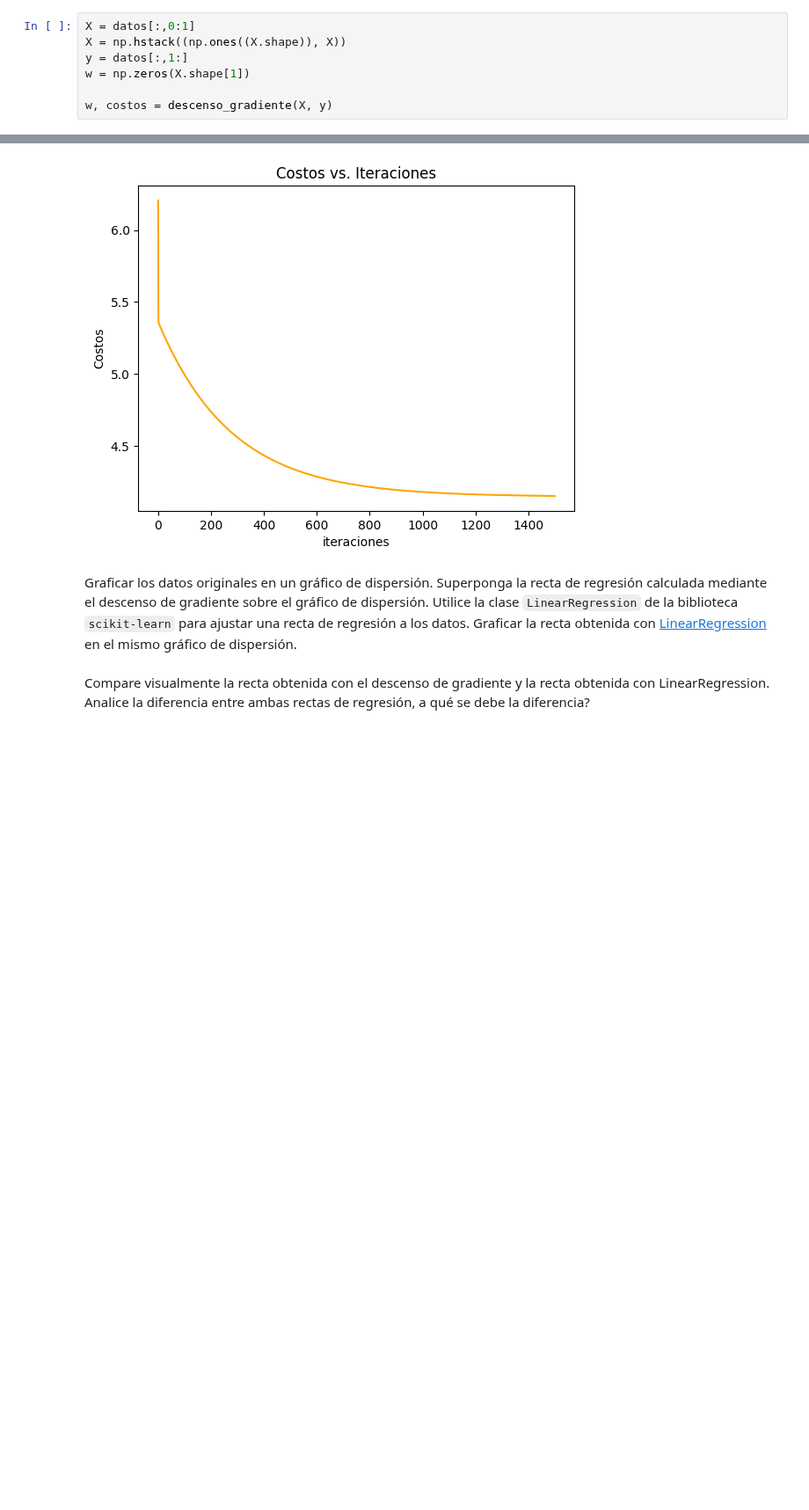
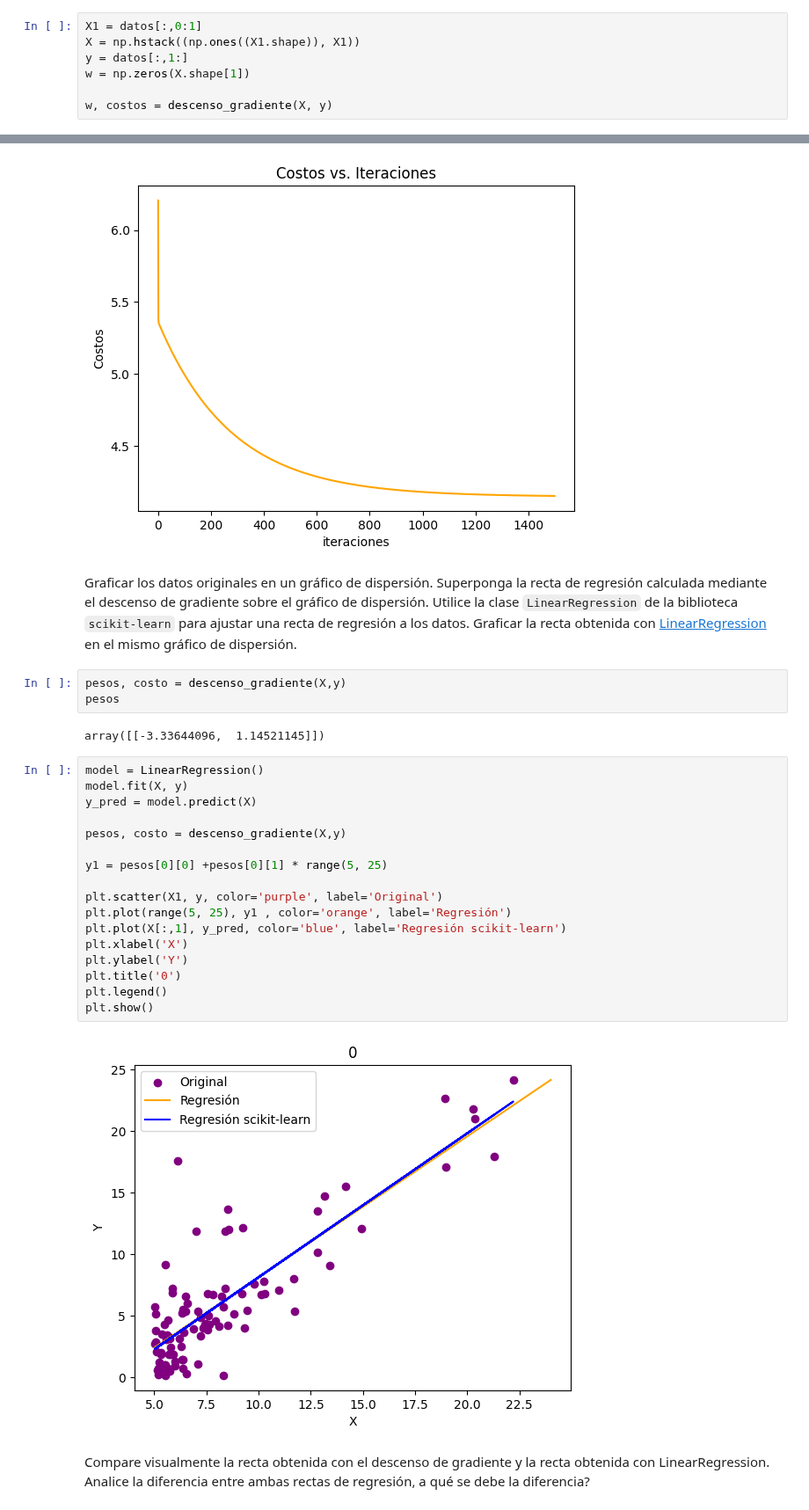
Before and after one commit to DinoMondino/IA, a Jupyter notebook: _9_Regresion/Regresion_1C_2024.ipynb, the cells around one changed output, grey strips where cells are left out. Shown at 88% size. Cells and saved outputs as stored; diff of their text form; blank space fills up the shorter version.

```diff
--- a/_9_Regresion/Regresion_1C_2024.ipynb
+++ b/_9_Regresion/Regresion_1C_2024.ipynb
@@ -107,8 +107,8 @@ Cargar los datos del archivo utilizando la función `loadtxt` de la biblioteca `
 # %%
 datos = np.loadtxt('1_datos/data1.txt', delimiter=',')
 # %%
-X = datos[:,0:1]
-X = np.hstack((np.ones((X.shape)), X))
+X1 = datos[:,0:1]
+X = np.hstack((np.ones((X1.shape)), X1))
 y = datos[:,1:]
 w = np.zeros(X.shape[1])
 
@@ -127,6 +131,30 @@ plt.show()
 [figure]
 # %% [markdown]
 Graficar los datos originales en un gráfico de dispersión. Superponga la recta de regresión calculada mediante el descenso de gradiente sobre el gráfico de dispersión. Utilice la clase `LinearRegression` de la biblioteca `scikit-learn` para ajustar una recta de regresión a los datos. Graficar la recta obtenida con [LinearRegression](https://scikit-learn.org/stable/modules/generated/sklearn.linear_model.LinearRegression.html) en el mismo gráfico de dispersión.
+# %%
+pesos, costo = descenso_gradiente(X,y)
+pesos
+# %% [output]
+array([[-3.33644096,  1.14521145]])
+# %%
+model = LinearRegression()
+model.fit(X, y)
+y_pred = model.predict(X)
+
+pesos, costo = descenso_gradiente(X,y)
+
+y1 = pesos[0][0] +pesos[0][1] * range(5, 25)
+
+plt.scatter(X1, y, color='purple', label='Original')
+plt.plot(range(5, 25), y1 , color='orange', label='Regresión')
+plt.plot(X[:,1], y_pred, color='blue', label='Regresión scikit-learn')
+plt.xlabel('X')
+plt.ylabel('Y')
+plt.title('0')
+plt.legend()
+plt.show()
+# %% [output]
+[figure, added]
 # %% [markdown]
 Compare visualmente la recta obtenida con el descenso de gradiente y la recta obtenida con LinearRegression. Analice la diferencia entre ambas rectas de regresión, a qué se debe la diferencia?
 # %% [markdown]
```
Also changed, not shown: parts of 11 cells of this notebook.
